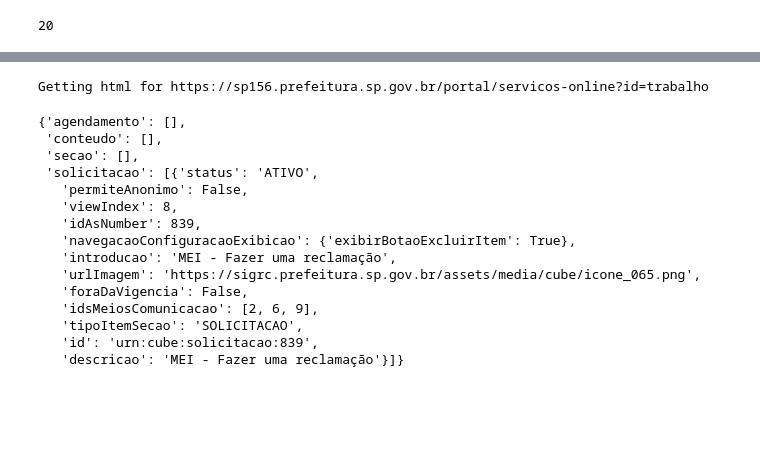
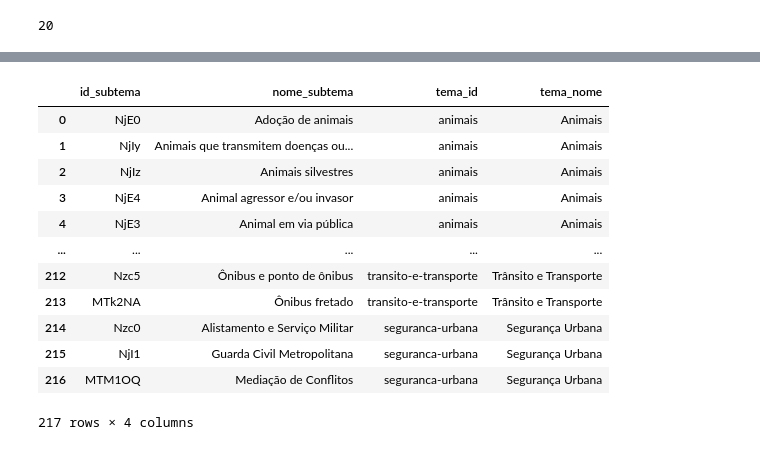
Before and after one commit to h-pgy/chatbot_156, a Jupyter notebook: 01_scrapper.ipynb, the cells around one changed output, grey strips where cells are left out. Saved outputs shown, nothing was run; the diff lists cells and outputs as text; code cells hidden in the pictures; blank space fills up the shorter version.

```diff
--- a/01_scrapper.ipynb
+++ b/01_scrapper.ipynb
@@ -34 +82,17 @@ df.tail()
+# %%
+df2
+# %% [output]
+|  | id_subtema | nome_subtema | tema_id | tema_nome |
+| 0 | NjE0 | Adoção de animais | animais | Animais |
+| 1 | NjIy | Animais que transmitem doenças ou... | animais | Animais |
+| 2 | NjIz | Animais silvestres | animais | Animais |
+| 3 | NjE4 | Animal agressor e/ou invasor | animais | Animais |
+| 4 | NjE3 | Animal em via pública | animais | Animais |
+| ... | ... | ... | ... | ... |
+| 212 | Nzc5 | Ônibus e ponto de ônibus | transito-e-transporte | Trânsito e Transporte |
+| 213 | MTk2NA | Ônibus fretado | transito-e-transporte | Trânsito e Transporte |
+| 214 | Nzc0 | Alistamento e Serviço Militar | seguranca-urbana | Segurança Urbana |
+| 215 | NjI1 | Guarda Civil Metropolitana | seguranca-urbana | Segurança Urbana |
+| 216 | MTM1OQ | Mediação de Conflitos | seguranca-urbana | Segurança Urbana |
+217 rows × 4 columns
 # %%
@@ -40,5 +99,0 @@ from bs4 import BeautifulSoup
-# %%
-page = site.service_list_page_by_tema(tema_nome='trabalho')
-page_soup = BeautifulSoup(page)
-# %% [output]
-Getting html for https://sp156.prefeitura.sp.gov.br/portal/servicos-online?id=trabalho
@@ -58,18 +99,0 @@ with requests.get(url, headers={'Accept' : 'application/json+javascript'}) as r:
-# %%
-data
-# %% [output]
-{'agendamento': [],
- 'conteudo': [],
- 'secao': [],
- 'solicitacao': [{'status': 'ATIVO',
-   'permiteAnonimo': False,
-   'viewIndex': 8,
-   'idAsNumber': 839,
-   'navegacaoConfiguracaoExibicao': {'exibirBotaoExcluirItem': True},
-   'introducao': 'MEI - Fazer uma reclamação',
-   'urlImagem': 'https://sigrc.prefeitura.sp.gov.br/assets/media/cube/icone_065.png',
-   'foraDaVigencia': False,
-   'idsMeiosComunicacao': [2, 6, 9],
-   'tipoItemSecao': 'SOLICITACAO',
-   'id': 'urn:cube:solicitacao:839',
-   'descricao': 'MEI - Fazer uma reclamação'}]}
```
Also changed, not shown: parts of 18 cells of this notebook, 2 other files.
